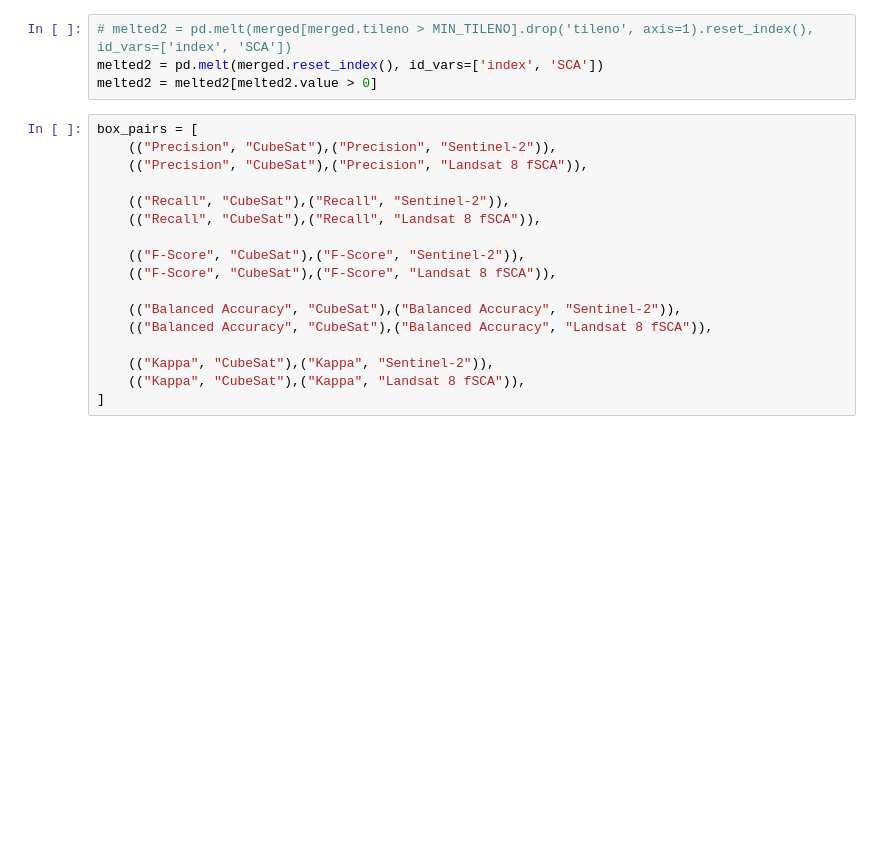
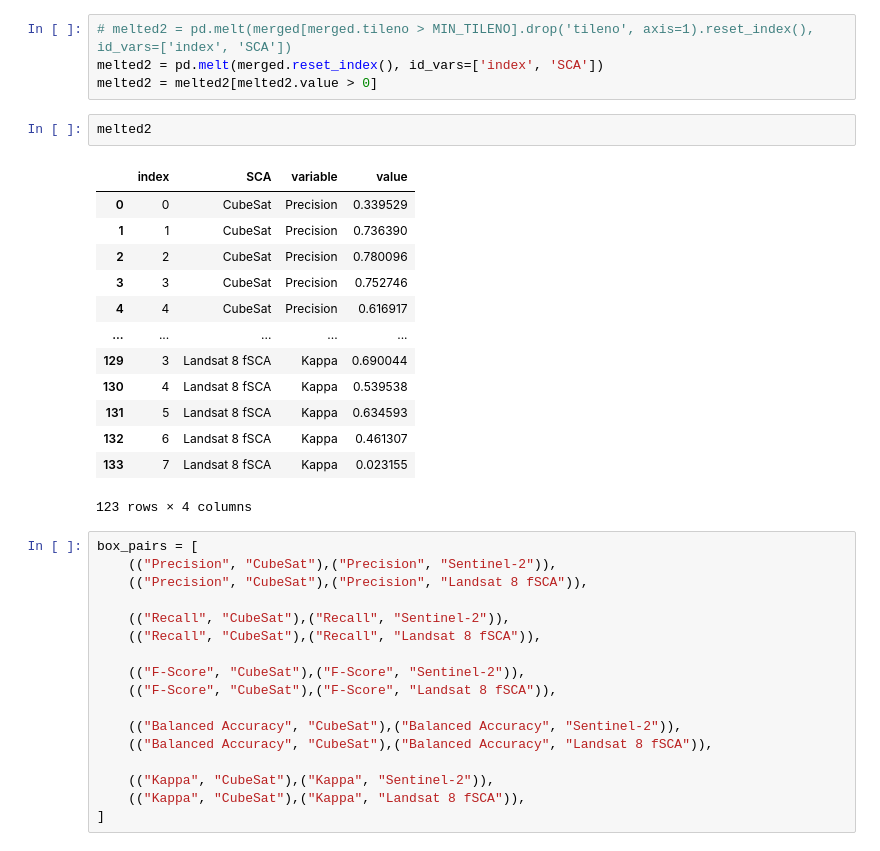
Before and after one commit to acannistra/planet-snowcover, a Jupyter notebook: experiments/ASO_Tuolumne/workbooks/summarize-tuol-results.ipynb, the cells around one changed output. Saved outputs shown, nothing was run; the diff lists cells and outputs as text; blank space fills up the shorter version.

```diff
--- a/experiments/ASO_Tuolumne/workbooks/summarize-tuol-results.ipynb
+++ b/experiments/ASO_Tuolumne/workbooks/summarize-tuol-results.ipynb
@@ -91,6 +87,22 @@ merged = pd.concat([predictions, sentinel, landsat])
 # melted2 = pd.melt(merged[merged.tileno > MIN_TILENO].drop('tileno', axis=1).reset_index(), id_vars=['index', 'SCA'])
 melted2 = pd.melt(merged.reset_index(), id_vars=['index', 'SCA'])
 melted2 = melted2[melted2.value > 0]
+# %%
+melted2
+# %% [output]
+|  | index | SCA | variable | value |
+| 0 | 0 | CubeSat | Precision | 0.339529 |
+| 1 | 1 | CubeSat | Precision | 0.736390 |
+| 2 | 2 | CubeSat | Precision | 0.780096 |
+| 3 | 3 | CubeSat | Precision | 0.752746 |
+| 4 | 4 | CubeSat | Precision | 0.616917 |
+| ... | ... | ... | ... | ... |
+| 129 | 3 | Landsat 8 fSCA | Kappa | 0.690044 |
+| 130 | 4 | Landsat 8 fSCA | Kappa | 0.539538 |
+| 131 | 5 | Landsat 8 fSCA | Kappa | 0.634593 |
+| 132 | 6 | Landsat 8 fSCA | Kappa | 0.461307 |
+| 133 | 7 | Landsat 8 fSCA | Kappa | 0.023155 |
+123 rows × 4 columns
 # %%
 box_pairs = [
     (("Precision", "CubeSat"),("Precision", "Sentinel-2")),
```
Also changed, not shown: parts of 3 cells of this notebook, 21 other files.
